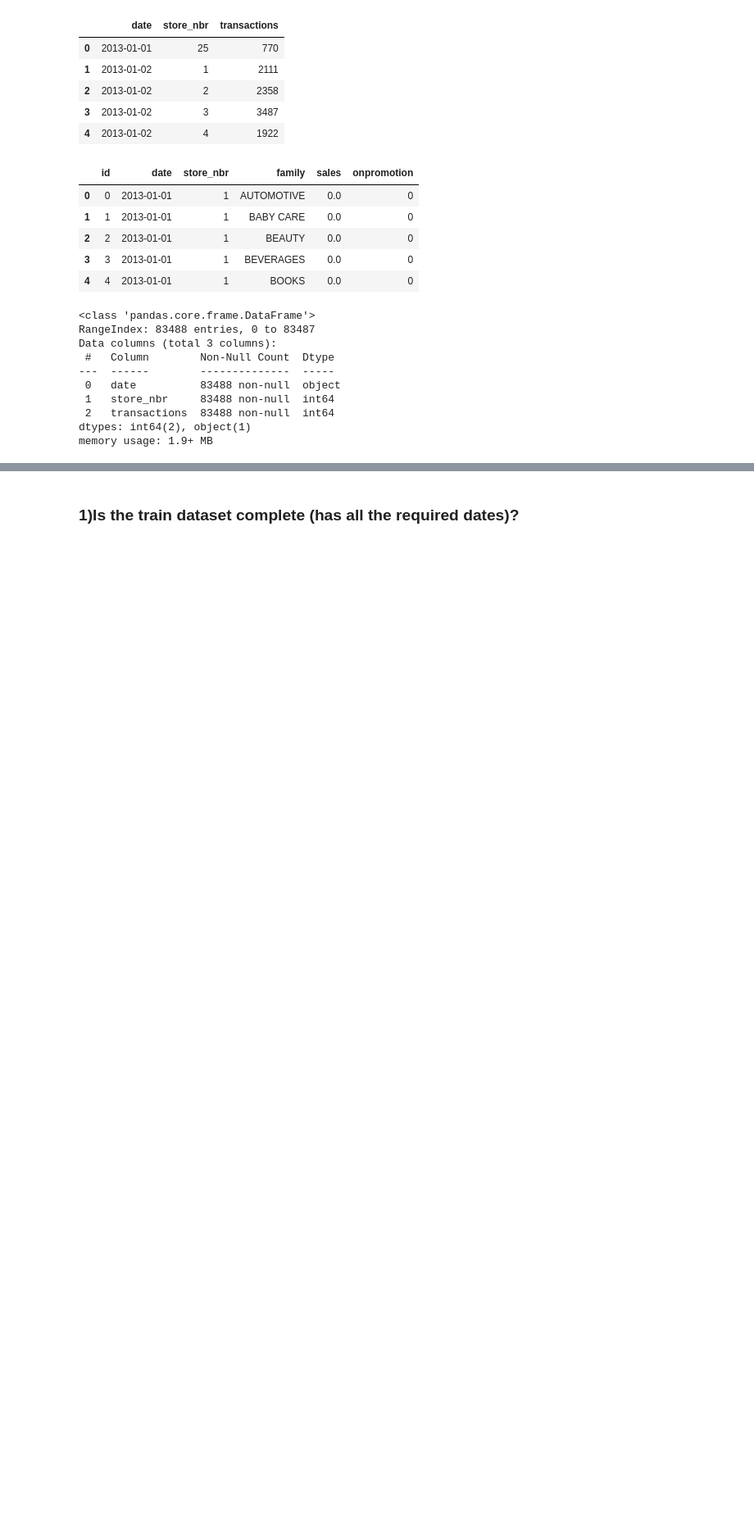
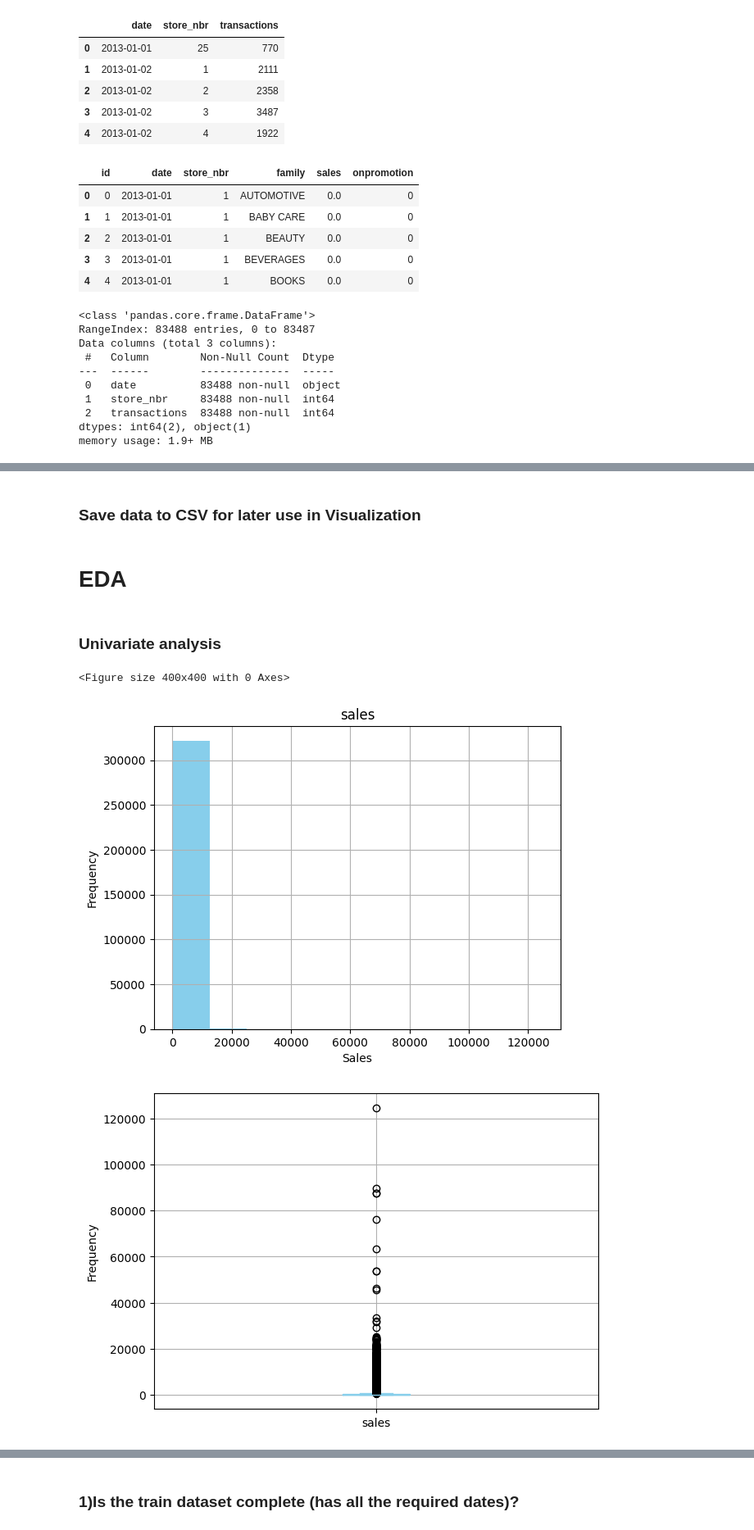
Before and after one commit to qochieng/Favorita-Store-Sales, a Jupyter notebook: favorita.ipynb, the cells around one changed output, grey strips where cells are left out. Shown at 82% size. Saved outputs shown, nothing was run; the diff lists cells and outputs as text; code cells hidden in the pictures; blank space fills up the shorter version.

```diff
--- a/favorita.ipynb
+++ b/favorita.ipynb
@@ -403,0 +419,2 @@ data.describe().T
+# %% [markdown]
+### Save data to CSV for later use in Visualization
@@ -403,0 +423,23 @@ data.describe().T
+# %% [markdown]
+# EDA
+# %% [markdown]
+### Univariate analysis
+# %%
+# To check for any outliers in the data
+
+plt.figure(figsize=(4,4))
+data.hist(column=['sales'],color='skyblue')
+plt.xlabel('Sales')
+plt.ylabel('Frequency')
+plt.show();
+
+
+# Box plot
+plt.figure(figsize=(7,5))
+data.boxplot(column='sales',color='skyblue')
+plt.ylabel('Frequency')
+plt.show()
+# %% [output]
+<Figure size 400x400 with 0 Axes>
+[figure, added]
+[figure, added]
```
Also changed, not shown: parts of 82 cells of this notebook, 1 other file.
